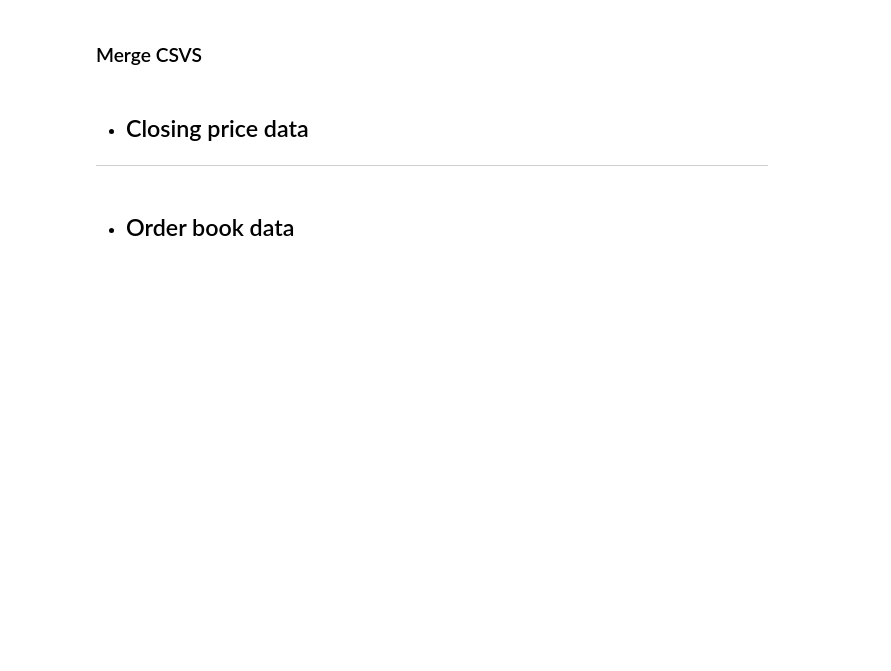
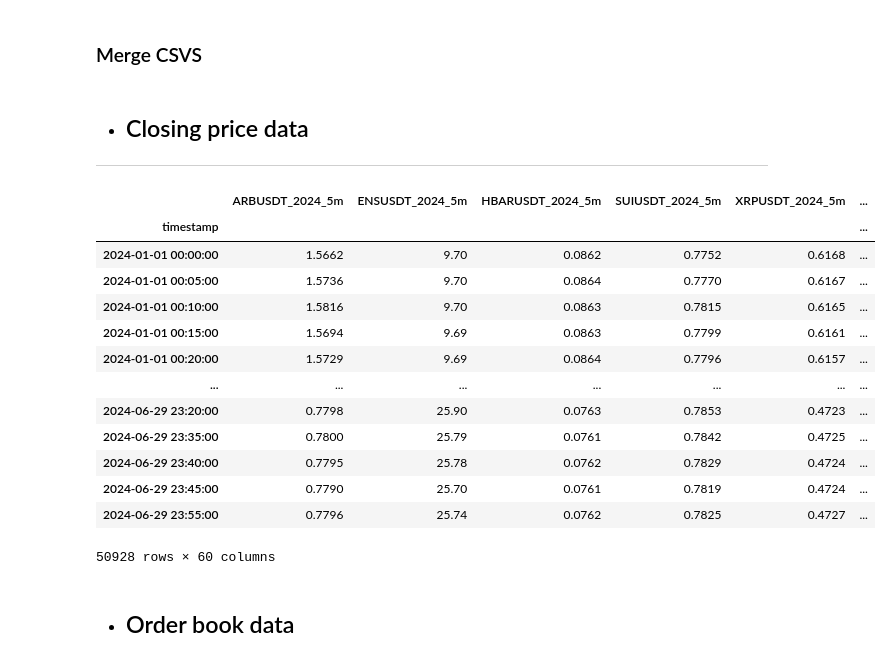
Before and after one commit to alexandrosdp/PairsTrading, a Jupyter notebook: main/finding_pairs/pair_finding_analysis.ipynb, the cells around one changed output. Saved outputs shown, nothing was run; the diff lists cells and outputs as text; code cells hidden in the pictures; blank space fills up the shorter version.

```diff
--- a/pair_finding_analysis.ipynb
+++ b/main/finding_pairs/pair_finding_analysis.ipynb
@@ -58,27 +66,46 @@ from itertools import combinations
 # %%
 
 #BTC and WBTC
 #-------------------------------------------
 #prices = pd.read_csv("binance_data/Wrapped BTC/2024/30m/merged_closing_prices.csv", index_col=0, parse_dates=True)
 
 
 # #SOL and BNSOL
 # #-------------------------------------------
 # prices = pd.read_csv('binance_data/SOL_and_BNSOL/2025/1H/merged_closing_prices.csv', index_col=0, parse_dates=True)
 
 # #ETH and RPL
 # #-------------------------------------------
 #prices = pd.read_csv('binance_data/ETH_and_RPL/2024/1m/merged_closing_prices.csv', index_col=0, parse_dates=True)
 
 # #ETH and WBETH
 # #-------------------------------------------
 #prices = pd.read_csv('binance_data/ETH_and_WBETH/2024/1m/merged_closing_prices.csv', index_col=0, parse_dates=True)
 
 #Top 100
 #prices = pd.read_csv('binance_data/top_100_tickers/2024/1m/merged_closing_prices.csv', index_col=0, parse_dates=True)
 
+dataset_path = os.path.join(DATASET_DIR, 'top_100_data_jan_to_june.csv')
+
 #Tardis 5min trades data for 60 coins
-prices = pd.read_csv('tardis_data/final_in_sample_dataset/final_in_sample_dataset_5min_2024.csv', index_col=0, parse_dates=True)
+prices = pd.read_csv(dataset_path, index_col=0, parse_dates=True)
+
+prices
+# %% [output]
+|  | ARBUSDT_2024_5m | ENSUSDT_2024_5m | HBARUSDT_2024_5m | SUIUSDT_2024_5m | XRPUSDT_2024_5m | ... |
+| timestamp |  |  |  |  |  | ... |
+| 2024-01-01 00:00:00 | 1.5662 | 9.70 | 0.0862 | 0.7752 | 0.6168 | ... |
+| 2024-01-01 00:05:00 | 1.5736 | 9.70 | 0.0864 | 0.7770 | 0.6167 | ... |
+| 2024-01-01 00:10:00 | 1.5816 | 9.70 | 0.0863 | 0.7815 | 0.6165 | ... |
+| 2024-01-01 00:15:00 | 1.5694 | 9.69 | 0.0863 | 0.7799 | 0.6161 | ... |
+| 2024-01-01 00:20:00 | 1.5729 | 9.69 | 0.0864 | 0.7796 | 0.6157 | ... |
+| ... | ... | ... | ... | ... | ... | ... |
+| 2024-06-29 23:20:00 | 0.7798 | 25.90 | 0.0763 | 0.7853 | 0.4723 | ... |
+| 2024-06-29 23:35:00 | 0.7800 | 25.79 | 0.0761 | 0.7842 | 0.4725 | ... |
+| 2024-06-29 23:40:00 | 0.7795 | 25.78 | 0.0762 | 0.7829 | 0.4724 | ... |
+| 2024-06-29 23:45:00 | 0.7790 | 25.70 | 0.0761 | 0.7819 | 0.4724 | ... |
+| 2024-06-29 23:55:00 | 0.7796 | 25.74 | 0.0762 | 0.7825 | 0.4727 | ... |
+50928 rows × 60 columns
 # %%
 # #Filter prices for XRP and ADA
 #prices = prices[['XRP/USDT_2024_1m', 'ADA/USDT_2024_1m']]
```
Also changed, not shown: parts of 5 cells of this notebook, 50 other files.
